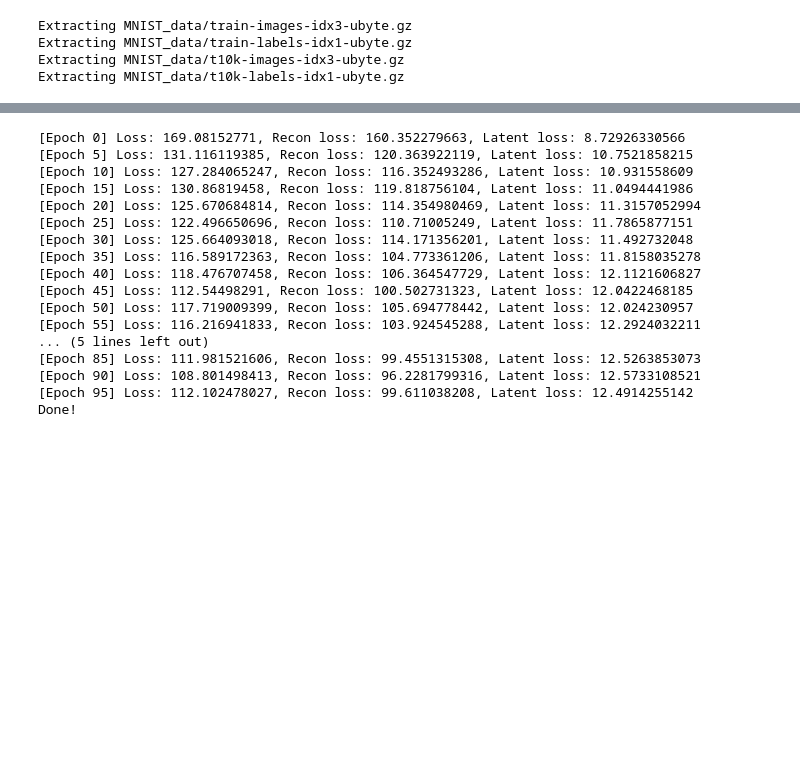
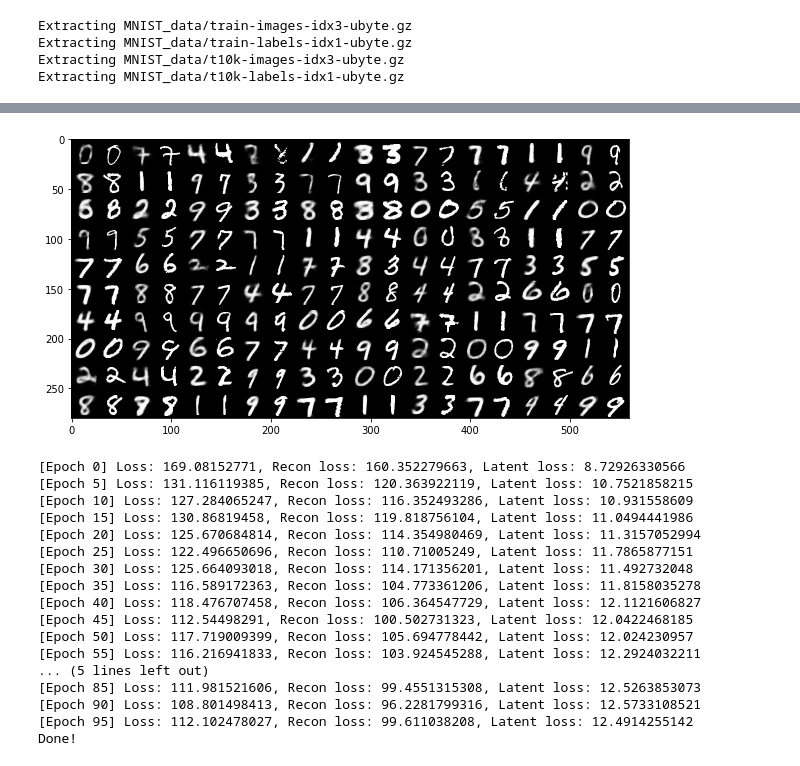
Before and after one commit to shaohua0116/VAE-Tensorflow, a Jupyter notebook: demo.ipynb, the cells around one changed output, grey strips where cells are left out. Drawn from its saved outputs; the diff is of its cells as text; code cells hidden in the pictures; blank space fills up the shorter version.

```diff
--- a/demo.ipynb
+++ b/demo.ipynb
@@ -9,7 +9,7 @@ from tensorflow.examples.tutorials.mnist import input_data
 mnist = input_data.read_data_sets('MNIST_data', one_hot=True)
 num_sample = mnist.train.num_examples
 input_dim = mnist.train.images[0].shape[0]
-w = h = 28
+w = h = int(np.sqrt(input_dim))
 # %% [output]
 Extracting MNIST_data/train-images-idx3-ubyte.gz
 Extracting MNIST_data/train-labels-idx1-ubyte.gz
@@ -18,3 +134,7 @@ Extracting MNIST_data/t10k-labels-idx1-ubyte.gz
+# %%
+test_reconstruction(model, mnist)
+# %% [output]
+[figure, added]
 # %%
 class VariantionalAutoencoder(object):
 
```
Also changed, not shown: parts of 11 cells of this notebook, 2 other files.
